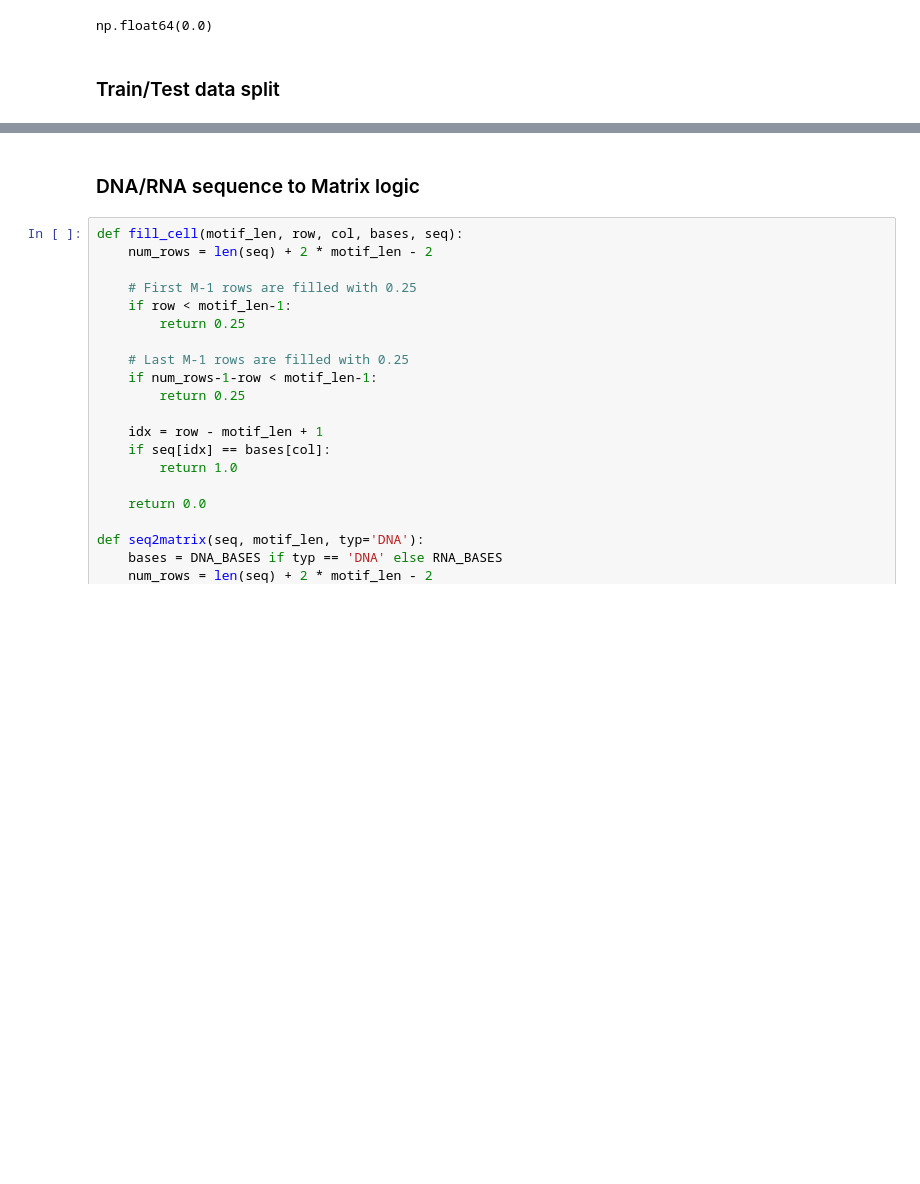
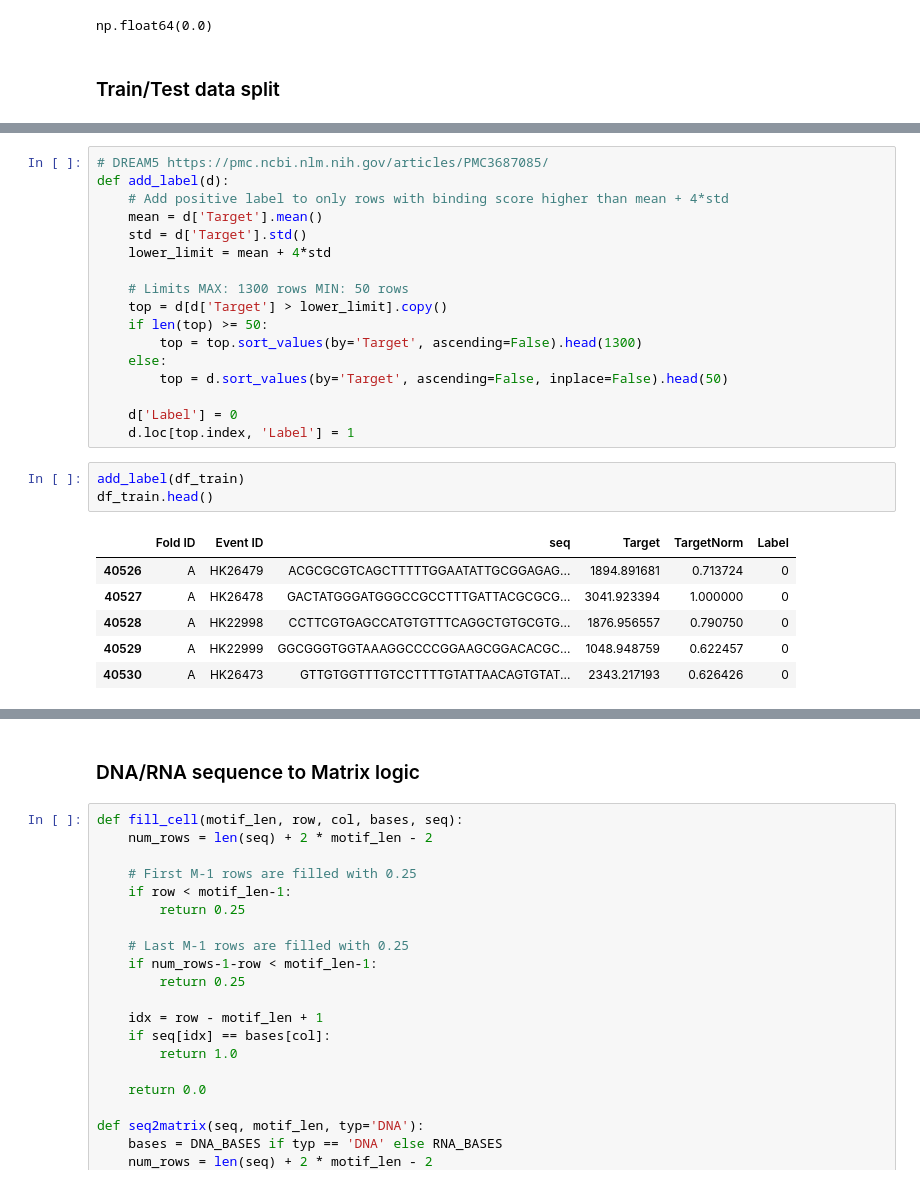
Before and after one commit to vvaza22/compbio-final, a Jupyter notebook: DeepBind_Baseline.ipynb, the cells around one changed output, grey strips where cells are left out. Drawn from its saved outputs; the diff is of its cells as text; blank space fills up the shorter version.

```diff
--- a/DeepBind_Baseline.ipynb
+++ b/DeepBind_Baseline.ipynb
@@ -132,0 +143,27 @@ df_train.shape, df_test.shape
+# %%
+# DREAM5 https://pmc.ncbi.nlm.nih.gov/articles/PMC3687085/
+def add_label(d):
+    # Add positive label to only rows with binding score higher than mean + 4*std
+    mean = d['Target'].mean()
+    std = d['Target'].std()
+    lower_limit = mean + 4*std
+
+    # Limits MAX: 1300 rows MIN: 50 rows
+    top = d[d['Target'] > lower_limit].copy()
+    if len(top) >= 50:
+        top = top.sort_values(by='Target', ascending=False).head(1300)
+    else:
+        top = d.sort_values(by='Target', ascending=False, inplace=False).head(50)
+
+    d['Label'] = 0
+    d.loc[top.index, 'Label'] = 1
+# %%
+add_label(df_train)
+df_train.head()
+# %% [output]
+|  | Fold ID | Event ID | seq | Target | TargetNorm | Label |
+| 40526 | A | HK26479 | ACGCGCGTCAGCTTTTTGGAATATTGCGGAGAG... | 1894.891681 | 0.713724 | 0 |
+| 40527 | A | HK26478 | GACTATGGGATGGGCCGCCTTTGATTACGCGCG... | 3041.923394 | 1.000000 | 0 |
+| 40528 | A | HK22998 | CCTTCGTGAGCCATGTGTTTCAGGCTGTGCGTG... | 1876.956557 | 0.790750 | 0 |
+| 40529 | A | HK22999 | GGCGGGTGGTAAAGGCCCCGGAAGCGGACACGC... | 1048.948759 | 0.622457 | 0 |
+| 40530 | A | HK26473 | GTTGTGGTTTGTCCTTTTGTATTAACAGTGTAT... | 2343.217193 | 0.626426 | 0 |
```
Also changed, not shown: parts of 26 cells of this notebook.
